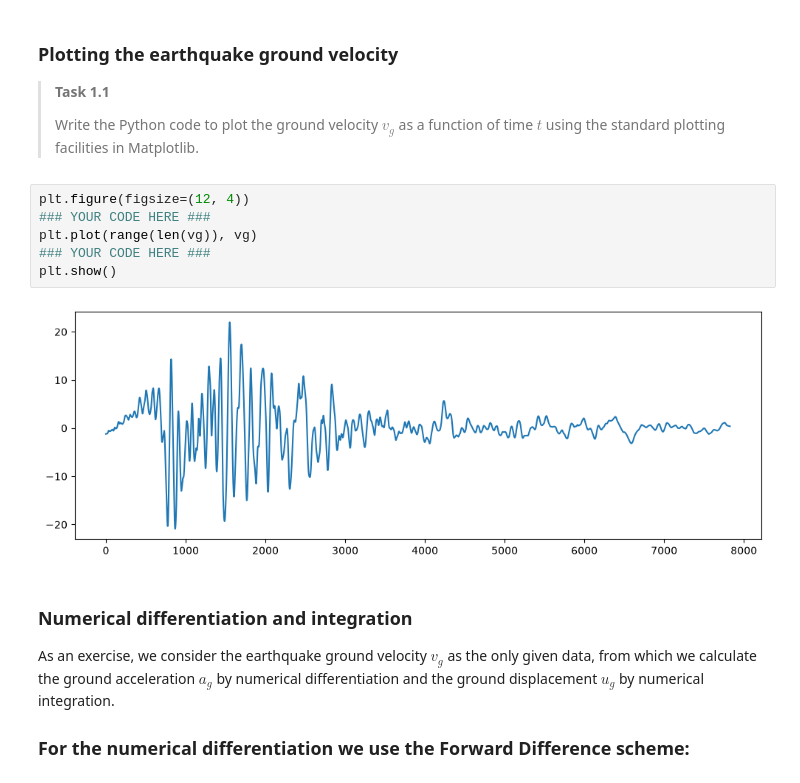
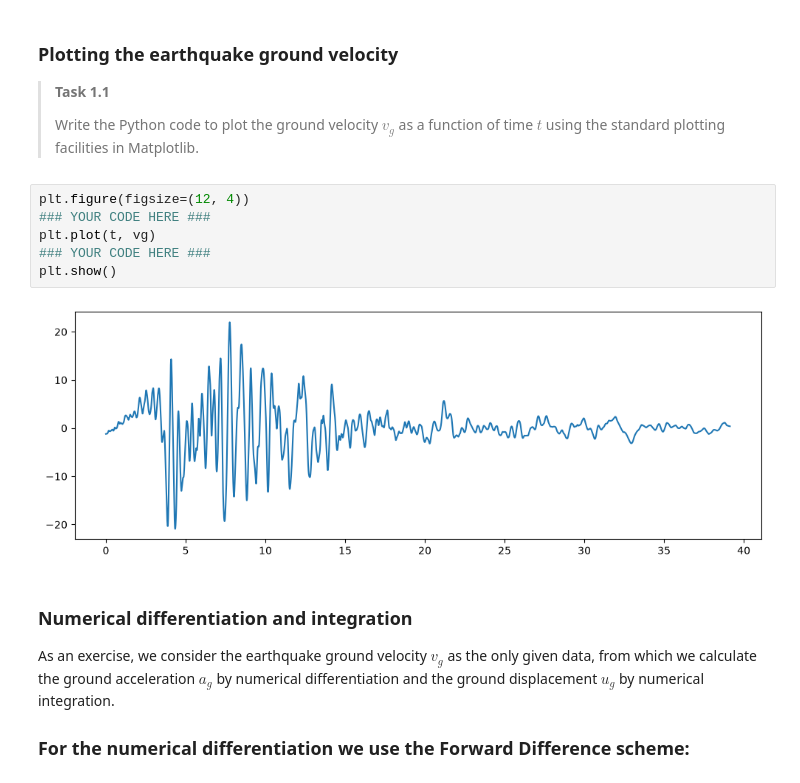
Before and after one commit to Mattice5685/GA.1.2, a Jupyter notebook: 1Ddynamics.ipynb, the cells around one changed output. Drawn from its saved outputs; the diff is of its cells as text.

```diff
--- a/1Ddynamics.ipynb
+++ b/1Ddynamics.ipynb
@@ -87,11 +87,11 @@ t = np.linspace(start=0, stop=dt * num, num=num)
 # %%
 plt.figure(figsize=(12, 4))
 ### YOUR CODE HERE ###
-plt.plot(range(len(vg)), vg)
+plt.plot(t, vg)
 ### YOUR CODE HERE ###
 plt.show()
 # %% [output]
-[figure, old version]
+[figure, new version]
 # %% [markdown]
 ### Numerical differentiation and integration
 
```
Also changed, not shown: parts of 1 cell of this notebook.
